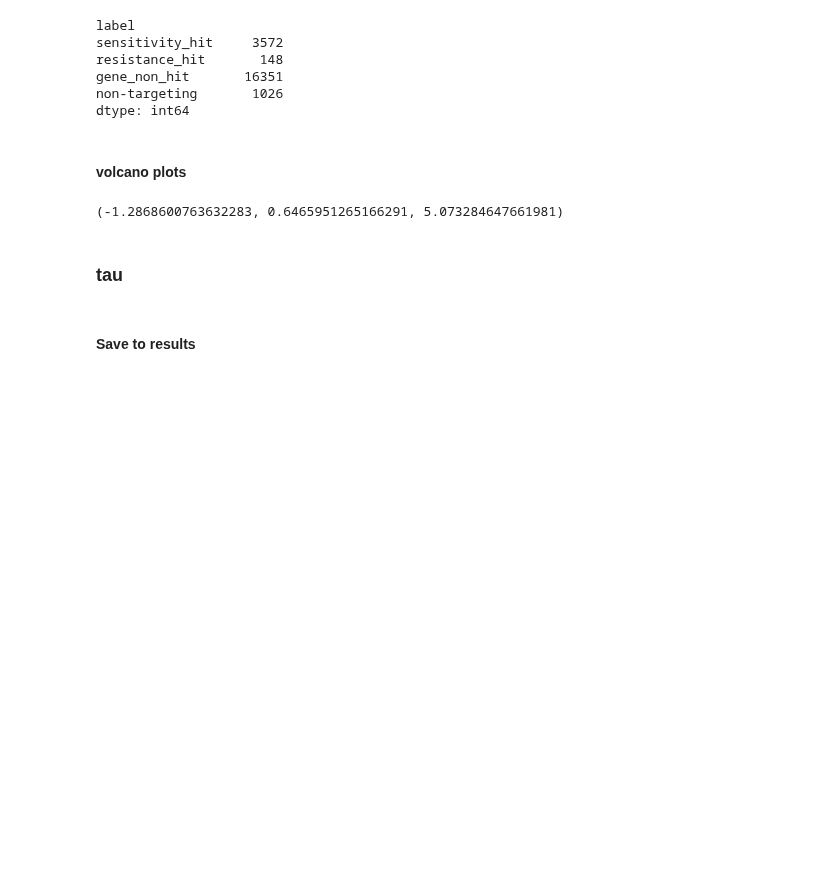
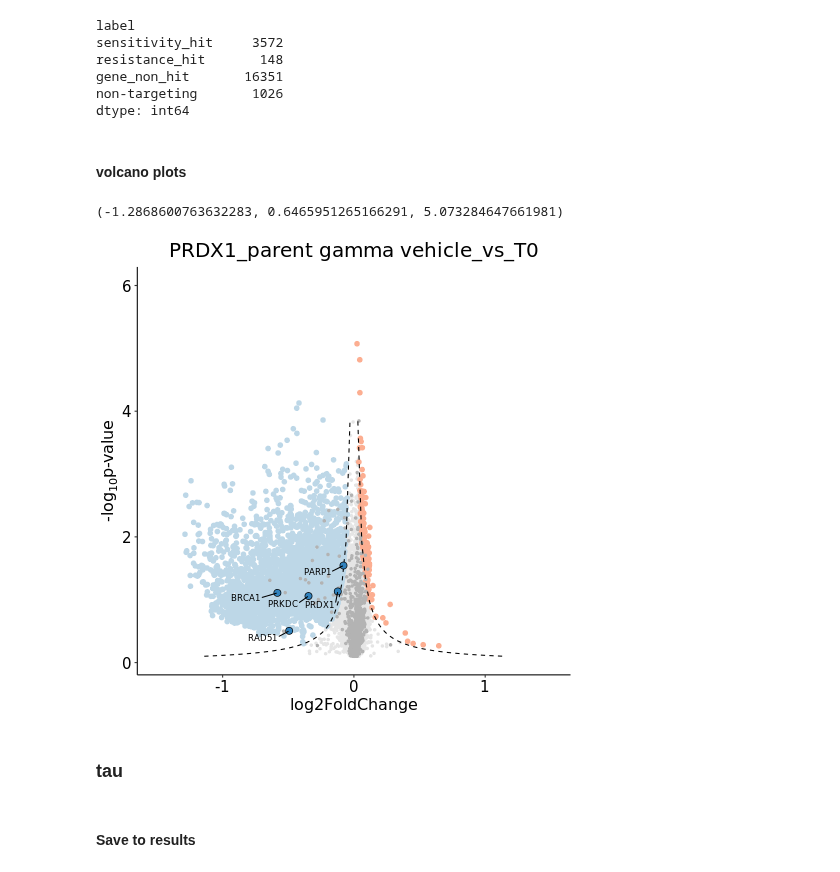
Before and after one commit to abearab/DDRi-screens, a Jupyter notebook: CRISPRi-PRDX1-screens/2_phenotype_scores_using_empirical_test.ipynb, the cells around one changed output. Drawn from its saved outputs; the diff is of its cells as text; code cells hidden in the pictures; blank space fills up the shorter version.

```diff
--- a/CRISPRi-PRDX1-screens/2_phenotype_scores_using_empirical_test.ipynb
+++ b/CRISPRi-PRDX1-screens/2_phenotype_scores_using_empirical_test.ipynb
@@ -276,24 +276,26 @@ source('scripts/plots.R')
 # %%
 %%R -i df,screen_name,THRESHOLD
 
-tmp <- plot_volcano(df, xlim_l=-1.5,xlim_r=1.5, ylim=6,threshold=THRESHOLD) %>%
+plot_volcano(df, xlim_l=-1.5,xlim_r=1.5, ylim=6,threshold=THRESHOLD) %>%
     label_sensitivity_hit(df %>% filter(gene %in% c(
         "PRKDC",
         "PRDX1",
         "RAD51",
         "PARP1",
         "BRCA1"
     ))) +
     ggtitle(screen_name) +
     theme(axis.text.x = element_text(size = 15, color = 'black'),
           axis.text.y = element_text(size = 15, color = 'black'),
           axis.title.x = element_text(size = 16),
           axis.title.y = element_text(size = 16),
           legend.title = element_blank(),
           plot.title = element_text(size = 20,hjust = 0.5),
           legend.text = element_text(size = rel(1.5), color = 'black'),
           legend.position = 'right'
          )
+# %% [output]
+[figure, added]
 # %% [markdown]
 ### tau
 # %%
```
Also changed, not shown: parts of 1 cell of this notebook, 1 other file.
